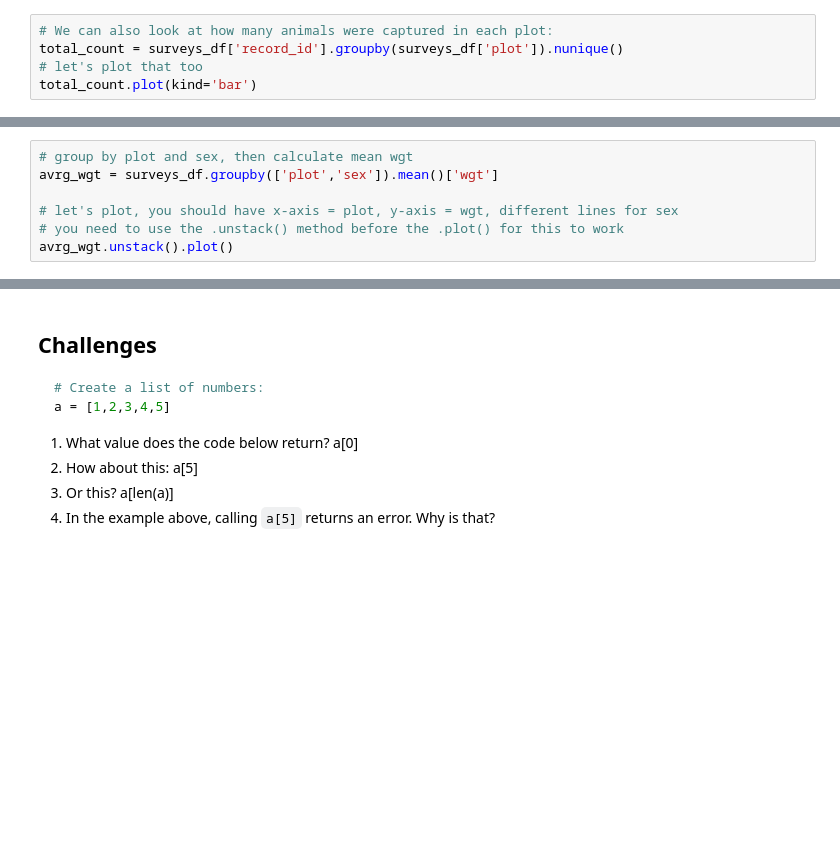
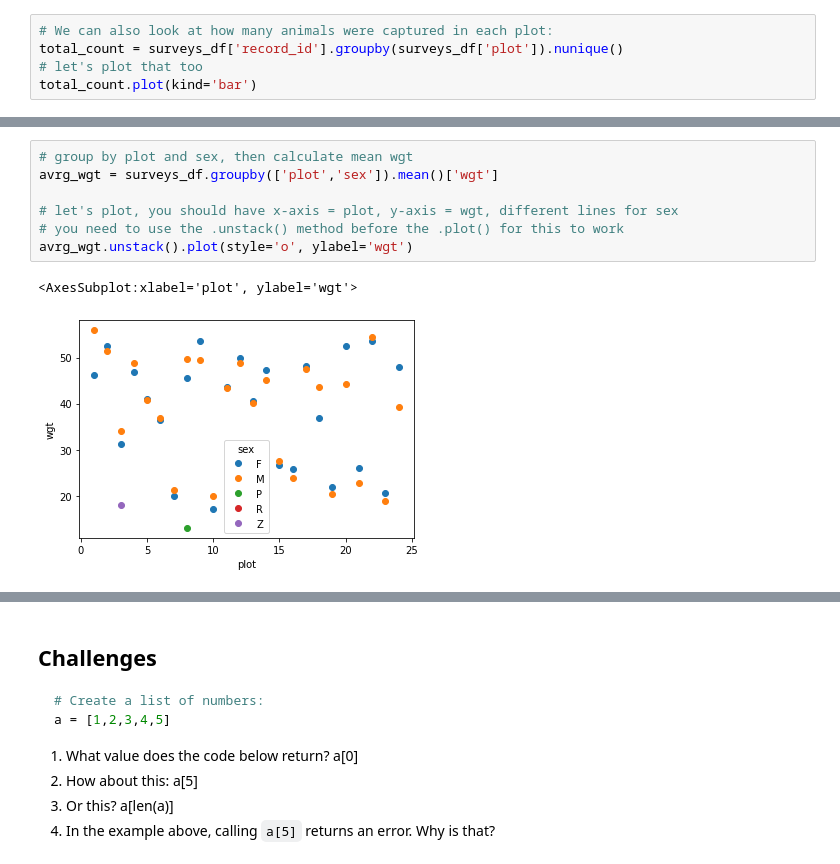
Before and after one commit to CurtinIDS/CIC_Carpentries_Python, a Jupyter notebook: notebooks/Intro_to_python_pandas_answers.ipynb, the cells around one changed output, grey strips where cells are left out. Saved outputs shown, nothing was run; the diff lists cells and outputs as text; blank space fills up the shorter version.

```diff
--- a/notebooks/Intro_to_python_pandas_answers.ipynb
+++ b/notebooks/Intro_to_python_pandas_answers.ipynb
@@ -679,10 +697,13 @@ avrg_wgt.plot()
 # %%
 # group by plot and sex, then calculate mean wgt
 avrg_wgt = surveys_df.groupby(['plot','sex']).mean()['wgt']
 
 # let's plot, you should have x-axis = plot, y-axis = wgt, different lines for sex
 # you need to use the .unstack() method before the .plot() for this to work
-avrg_wgt.unstack().plot()
+avrg_wgt.unstack().plot(style='o', ylabel='wgt')
+# %% [output]
+<AxesSubplot:xlabel='plot', ylabel='wgt'>
+[figure, added]
 # %%
 # group by year and plot, then calculate mean wgt
 wgt_by_time = surveys_df[surveys_df['plot']<5].groupby(['year','plot']).mean()['wgt']
```
Also changed, not shown: parts of 3 cells of this notebook, 1 other file.
